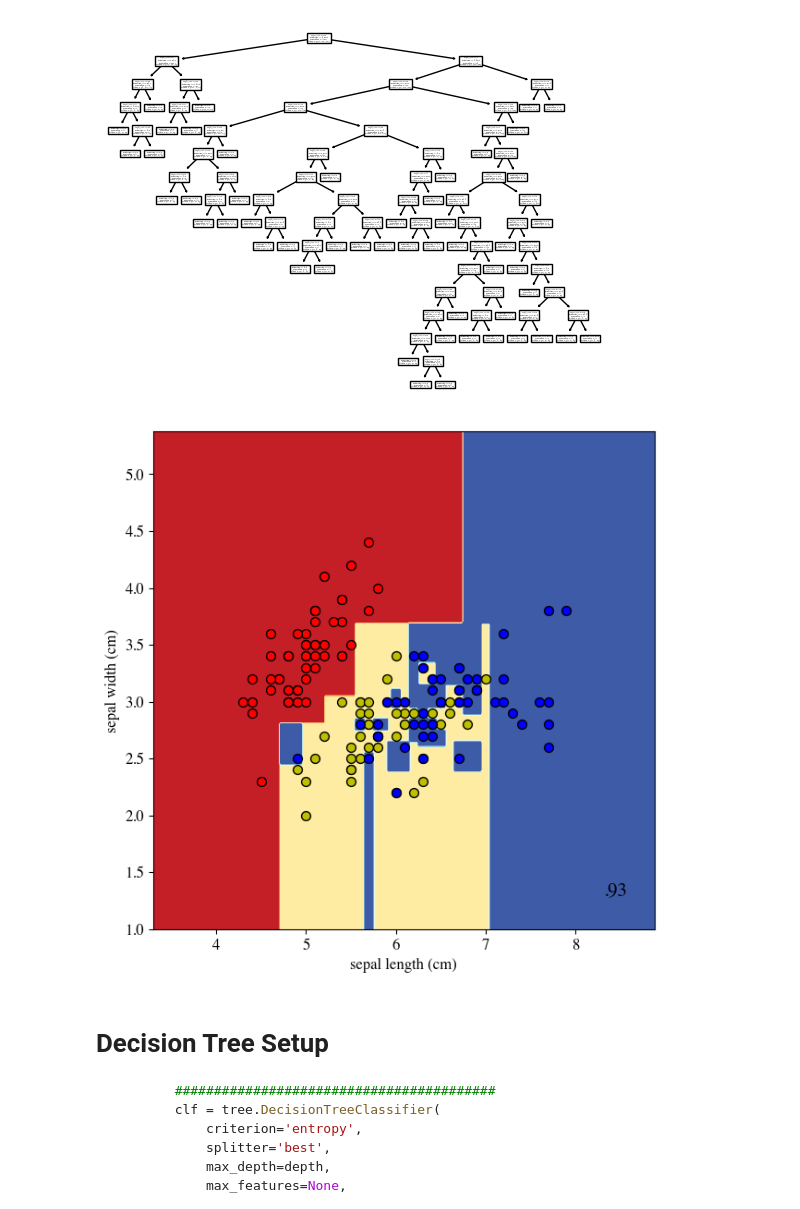
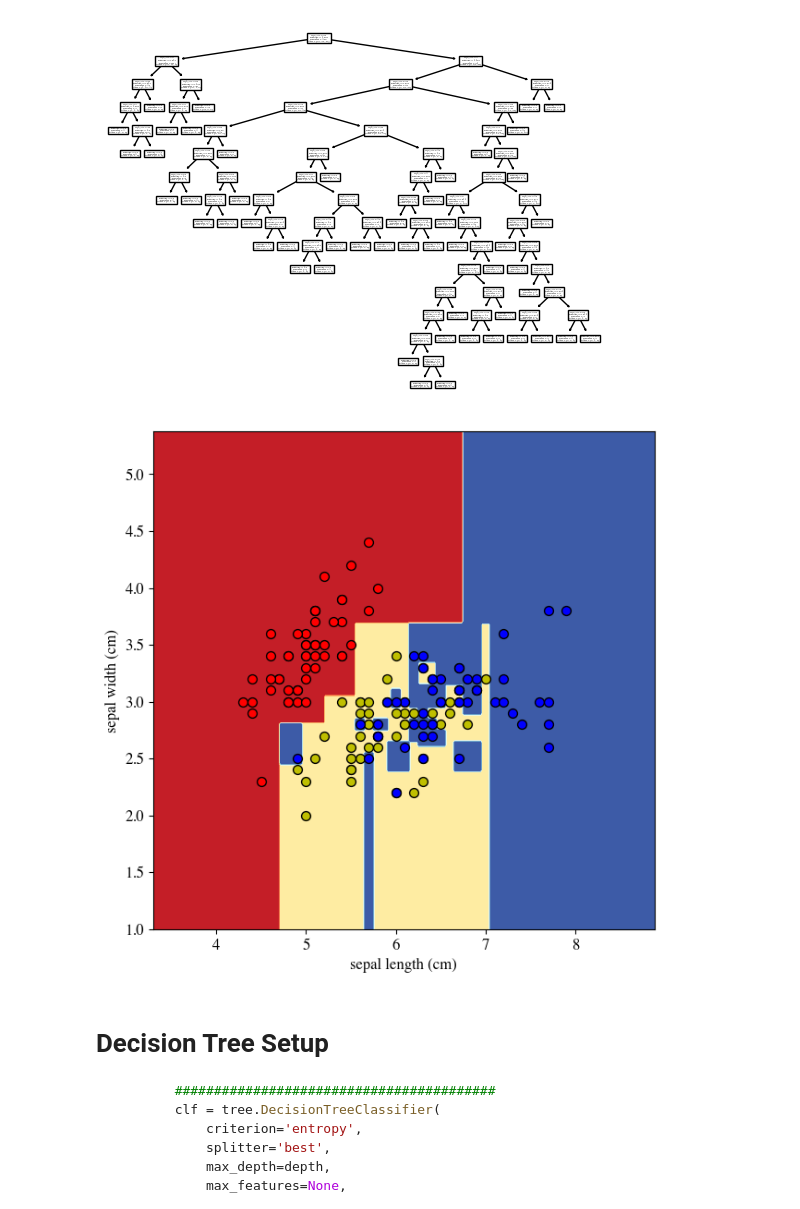
Before and after one commit to iacopomasi/AI-ML-Unit-2, a Jupyter notebook: AA2223/course/09_decision_trees/09_decision_trees.ipynb, the cells around one changed output. Cells and saved outputs as stored; diff of their text form; code cells hidden in the pictures.

```diff
--- a/AA2223/course/09_decision_trees/09_decision_trees.ipynb
+++ b/AA2223/course/09_decision_trees/09_decision_trees.ipynb
@@ -1374,7 +1374,7 @@ for i, color in zip(range(2), plot_colors):
         X[idx, 1],
         c=color,
         label=labels,
-        cmap=plt.cm.RdYlBu,
+        #cmap=plt.cm.RdYlBu,
         edgecolor="black",
         s=50,
     )
@@ -1425,42 +1425,35 @@ plot_step = 0.02
 plt.figure(figsize=(7,7))
 x_min, x_max = X[:, 0].min() - 1, X[:, 0].max() + 1
 y_min, y_max = X[:, 1].min() - 1, X[:, 1].max() + 1
 xx, yy = np.meshgrid(
     np.arange(x_min, x_max, plot_step), np.arange(y_min, y_max, plot_step)
 )
 plt.tight_layout(h_pad=0.5, w_pad=0.5, pad=2.5)
 
 Z = clf.predict(np.c_[xx.ravel(), yy.ravel()])
 Z = Z.reshape(xx.shape)
 cs = plt.contourf(xx, yy, Z, cmap=plt.cm.RdYlBu)
 
 
 score = clf.score(X, y)
 # Plot the training points
 for i, color in zip(range(n_classes), plot_colors):
     idx = np.where(y == i)
     plt.scatter(
         X[idx, 0],
         X[idx, 1],
         c=color,
         label=y,
-        cmap=plt.cm.RdYlBu,
+        #cmap=plt.cm.RdYlBu,
         edgecolor="black",
         s=50,
     )
-plt.text(
-    xx.max() - 0.3,
-    yy.min() + 0.3,
-    ("%.2f" % score).lstrip("0"),
-    size=15,
-    horizontalalignment="right",
-)
 plt.xlabel(iris.feature_names[0])
 plt.ylabel(iris.feature_names[1]);
 #plt.axis('scaled');
 plt.axis('on');
 # %% [output]
-[figure, old version]
+[figure, new version]
 # %% [markdown]
 # Decision Tree Setup
 
```
Also changed, not shown: parts of 10 cells of this notebook.
